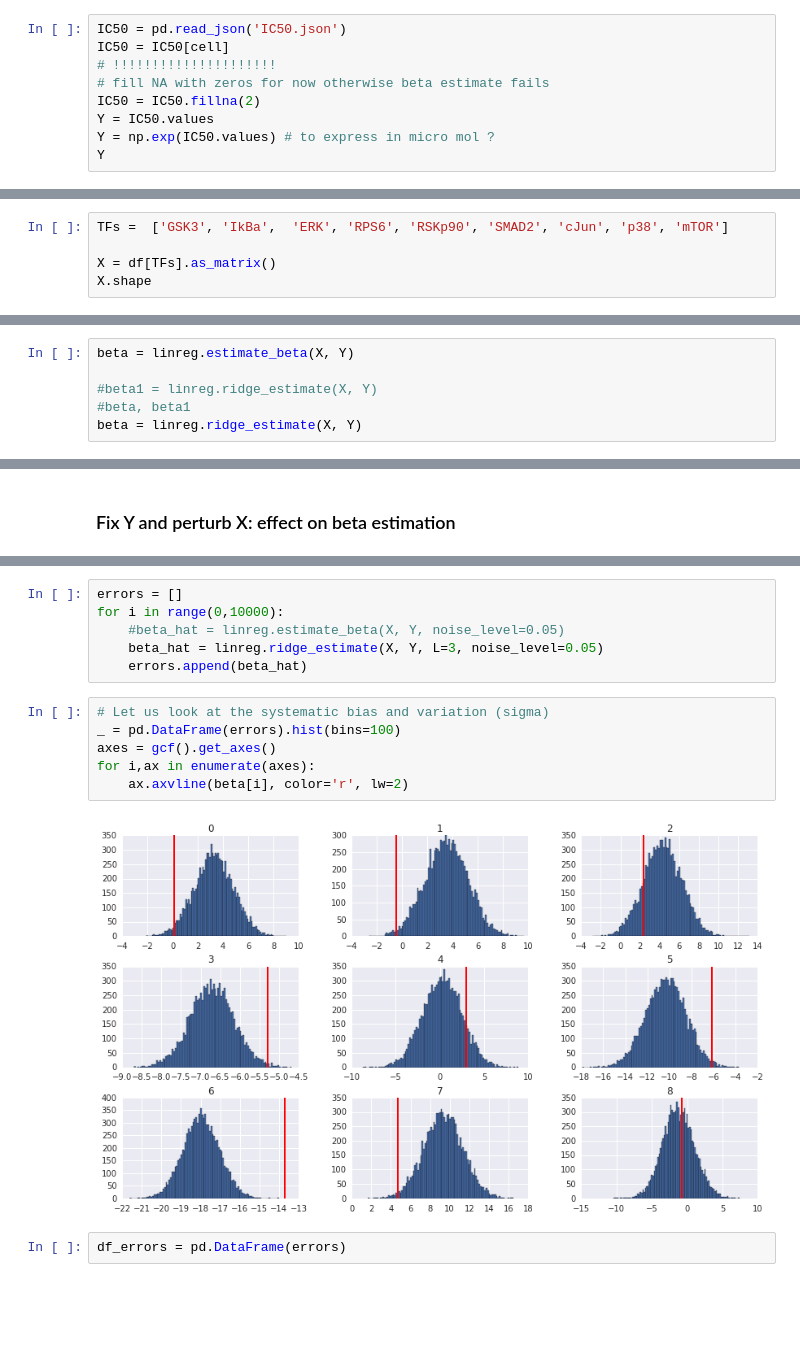
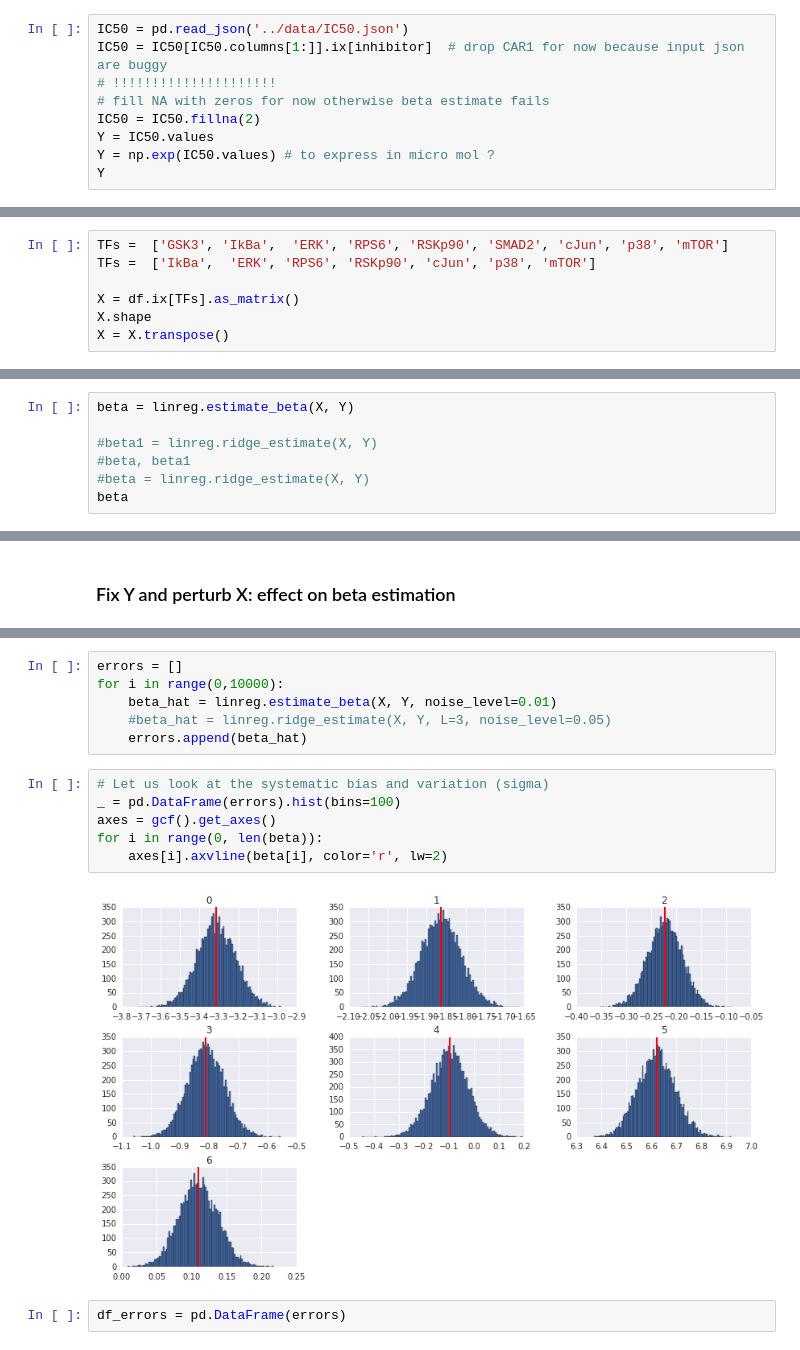
Before and after one commit to VictoriaDM/tulip, a Jupyter notebook: src/preliminary_study_on_regression.ipynb, the cells around one changed output, grey strips where cells are left out. Saved outputs shown, nothing was run; the diff lists cells and outputs as text; blank space fills up the shorter version.

```diff
--- a/src/preliminary_study_on_regression.ipynb
+++ b/src/preliminary_study_on_regression.ipynb
@@ -36,8 +41,8 @@ df
 # %% [markdown]
 ### Read the IC50
 # %%
-IC50 = pd.read_json('IC50.json')
-IC50 = IC50[cell]
+IC50 = pd.read_json('../data/IC50.json')
+IC50 = IC50[IC50.columns[1:]].ix[inhibitor]  # drop CAR1 for now because input json are buggy
 # !!!!!!!!!!!!!!!!!!!!!
 # fill NA with zeros for now otherwise beta estimate fails
 IC50 = IC50.fillna(2)
@@ -50,5 +56,7 @@ array([   7.3890561 ,    5.05531127,   61.18853773,  148.98182052,
 # %%
 TFs =  ['GSK3', 'IkBa',  'ERK', 'RPS6', 'RSKp90', 'SMAD2', 'cJun', 'p38', 'mTOR']
+TFs =  ['IkBa',  'ERK', 'RPS6', 'RSKp90', 'cJun', 'p38', 'mTOR']
 
-X = df[TFs].as_matrix()
+X = df.ix[TFs].as_matrix()
 X.shape
+X = X.transpose()
@@ -64,4 +70,5 @@ beta = linreg.estimate_beta(X, Y)
 
 #beta1 = linreg.ridge_estimate(X, Y)
 #beta, beta1
-beta = linreg.ridge_estimate(X, Y)
+#beta = linreg.ridge_estimate(X, Y)
+beta
@@ -78,17 +88,17 @@ array([ 19.78310803,   4.37220124,   2.92471412,   1.79767565,
 # %%
 errors = []
 for i in range(0,10000):
-    #beta_hat = linreg.estimate_beta(X, Y, noise_level=0.05)
-    beta_hat = linreg.ridge_estimate(X, Y, L=3, noise_level=0.05)
+    beta_hat = linreg.estimate_beta(X, Y, noise_level=0.01)
+    #beta_hat = linreg.ridge_estimate(X, Y, L=3, noise_level=0.05)
     errors.append(beta_hat)
 # %%
 # Let us look at the systematic bias and variation (sigma)
 _ = pd.DataFrame(errors).hist(bins=100)
 axes = gcf().get_axes()
-for i,ax in enumerate(axes):
-    ax.axvline(beta[i], color='r', lw=2)
+for i in range(0, len(beta)):
+    axes[i].axvline(beta[i], color='r', lw=2)
 # %% [output]
-[figure, old version]
+[figure, new version]
 # %%
 df_errors = pd.DataFrame(errors)
 # %%
```
Also changed, not shown: parts of 19 cells of this notebook.
